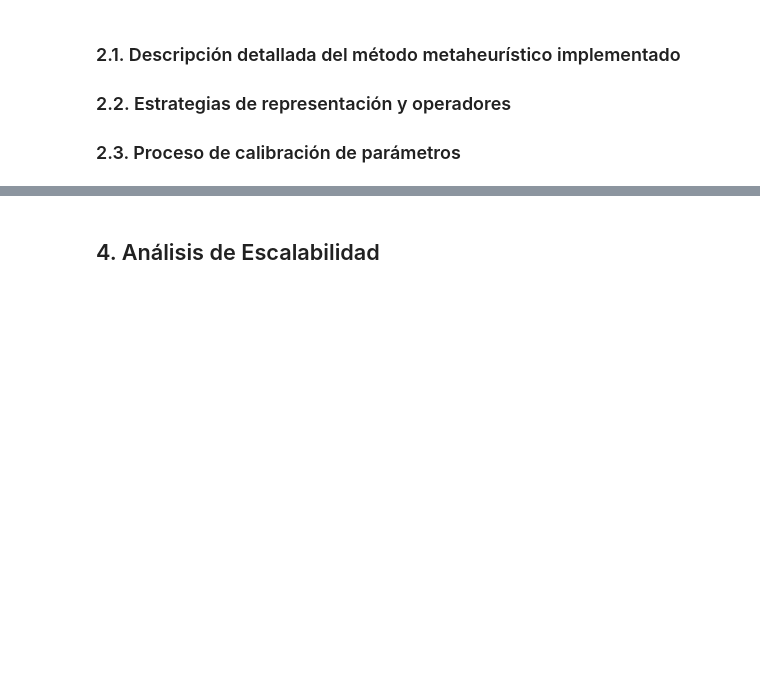
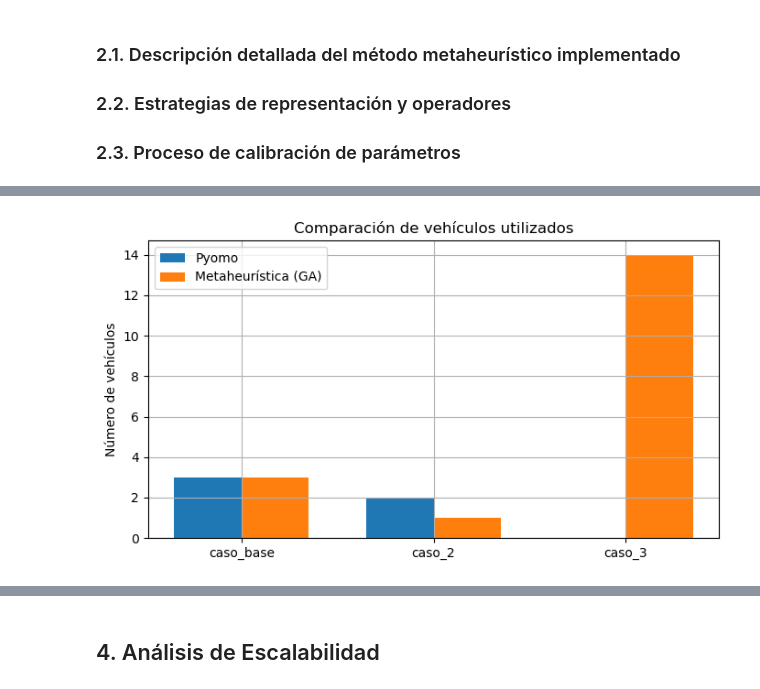
Before and after one commit to Jmi205/Proyecto-E3, a Jupyter notebook: MOS_P1_3.ipynb, the cells around one changed output, grey strips where cells are left out. Saved outputs shown, nothing was run; the diff lists cells and outputs as text; code cells hidden in the pictures; blank space fills up the shorter version.

```diff
--- a/MOS_P1_3.ipynb
+++ b/MOS_P1_3.ipynb
@@ -99,0 +228,16 @@ $$x_{pqk} = 0 \quad \forall{p, q \in D \cup C | p=q} \quad \forall{k \in K}$$
+# %%
+veh_pyomo = [3, 2, 0]
+veh_meta  = [3, 1, 14]
+
+plt.figure()
+plt.bar(x - width/2, veh_pyomo, width, label="Pyomo")
+plt.bar(x + width/2, veh_meta, width, label="Metaheurística (GA)")
+
+plt.xticks(x, df.index)
+plt.ylabel("Número de vehículos")
+plt.title("Comparación de vehículos utilizados")
+plt.legend()
+plt.tight_layout()
+plt.show()
+# %% [output]
+[figure, added]
```
Also changed, not shown: parts of 16 cells of this notebook.
